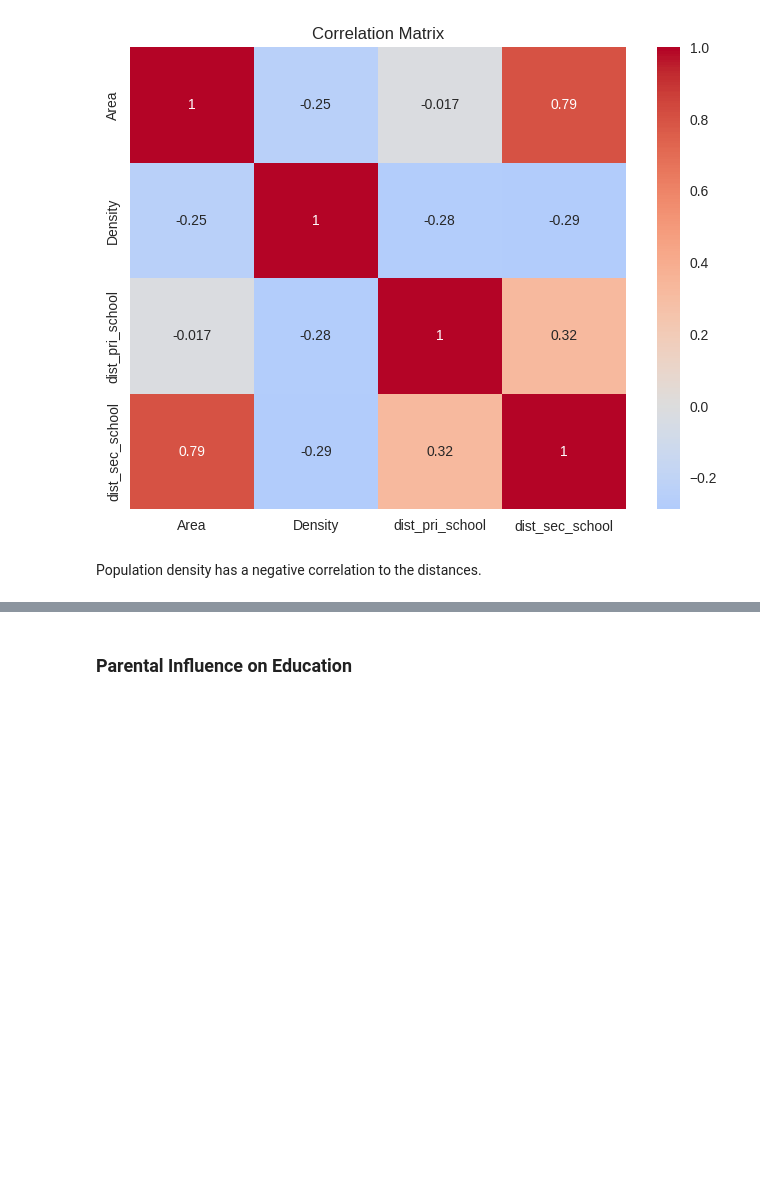
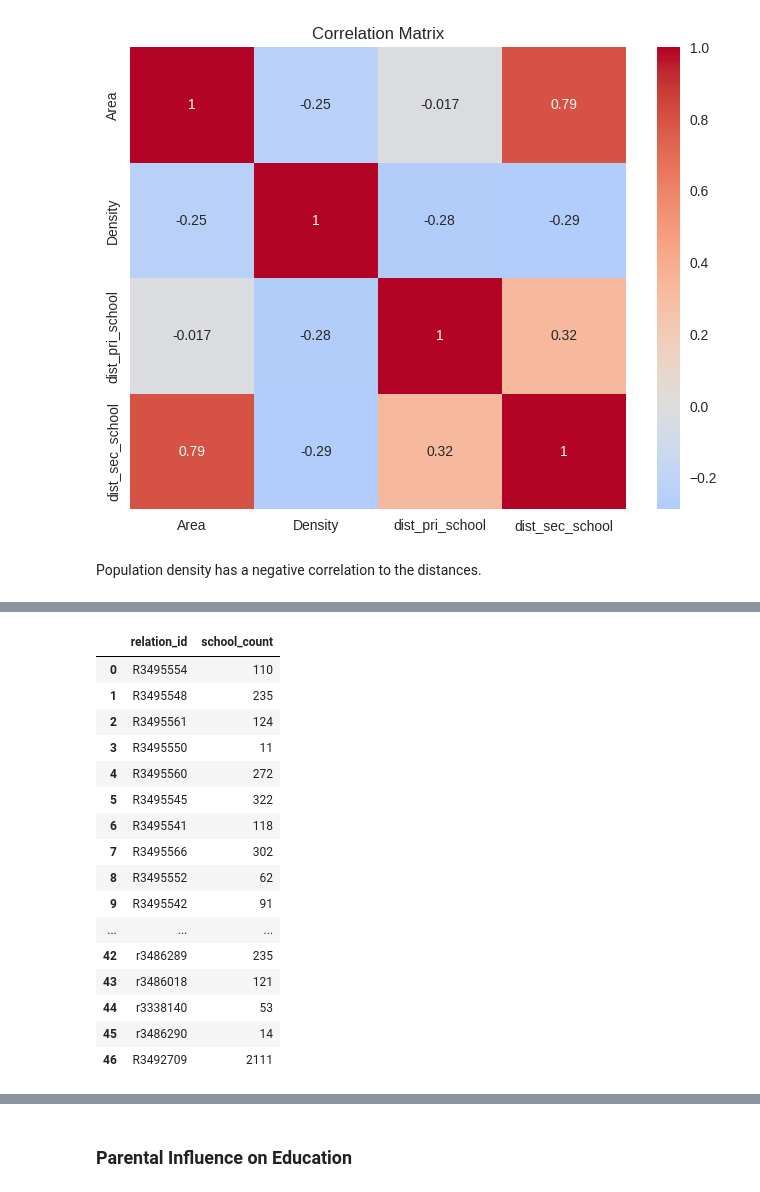
Before and after one commit to silprosa/fynesse_mlfc, a Jupyter notebook: notebooks/Education.ipynb, the cells around one changed output, grey strips where cells are left out. Cells and saved outputs as stored; diff of their text form; code cells hidden in the pictures; blank space fills up the shorter version.

```diff
--- a/notebooks/Education.ipynb
+++ b/notebooks/Education.ipynb
@@ -451,0 +632,20 @@ Population density has a negative correlation to the distances.
+# %%
+df_schools
+# %% [output]
+|  | relation_id | school_count |
+| 0 | R3495554 | 110 |
+| 1 | R3495548 | 235 |
+| 2 | R3495561 | 124 |
+| 3 | R3495550 | 11 |
+| 4 | R3495560 | 272 |
+| 5 | R3495545 | 322 |
+| 6 | R3495541 | 118 |
+| 7 | R3495566 | 302 |
+| 8 | R3495552 | 62 |
+| 9 | R3495542 | 91 |
+| ... | ... | ... |
+| 42 | r3486289 | 235 |
+| 43 | r3486018 | 121 |
+| 44 | r3338140 | 53 |
+| 45 | r3486290 | 14 |
+| 46 | R3492709 | 2111 |
```
Also changed, not shown: parts of 35 cells of this notebook.
